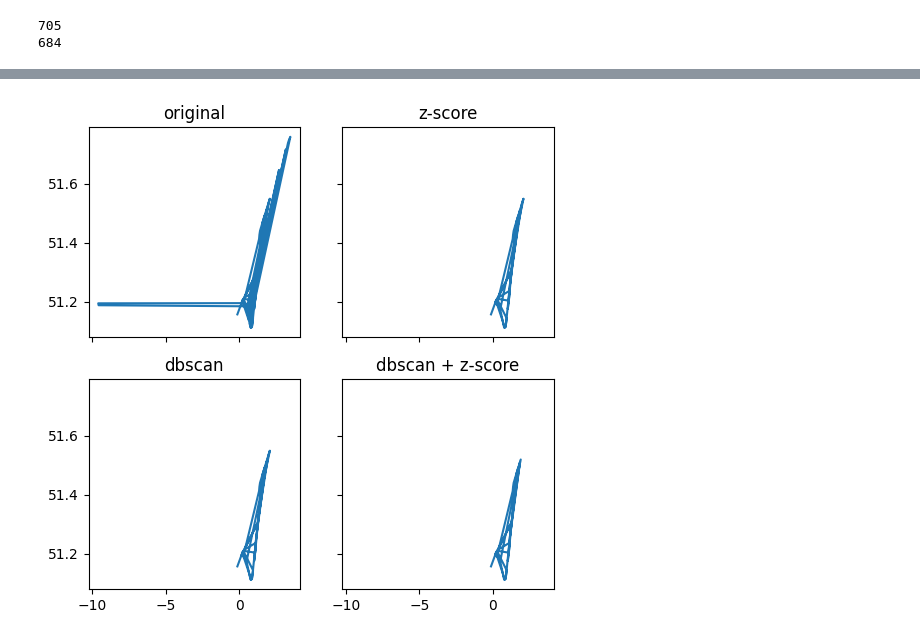
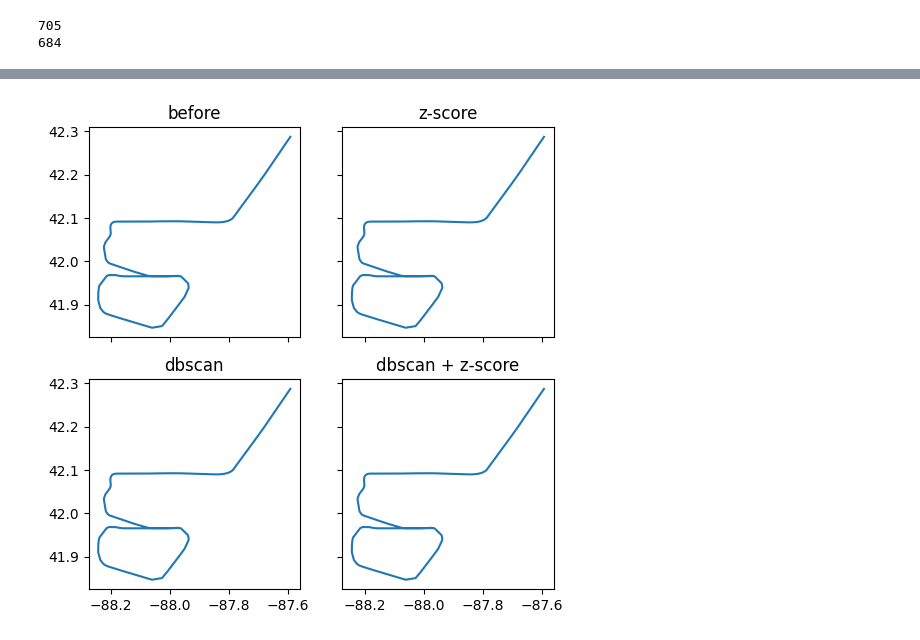
Before and after one commit to tobbensol/masters-thesis, a Jupyter notebook: cyclic_dataset_exploration.ipynb, the cells around one changed output, grey strips where cells are left out. Cells and saved outputs as stored; diff of their text form; code cells hidden in the pictures.

```diff
--- a/cyclic_dataset_exploration.ipynb
+++ b/cyclic_dataset_exploration.ipynb
@@ -73,25 +67,21 @@ for i in range(1, len(np.unique(clustering))+1):
 # %%
 from matplotlib import pyplot as plt
 
-flight = flights[np.where(clustering == 10)[0][0]]
+flight = flights[np.where(clustering == 5)[0][0]]
 before = flight.data[["longitude", "latitude"]].to_numpy()
 
 dbscan_paths        = before[remove_outliers_dbscan(before)]
 z_score_paths       = before[remove_outliers_z_score(before)]
 both_bethods_paths  = dbscan_paths[remove_outliers_z_score(dbscan_paths)]
 
-paths = []
-paths.append((before, "original"))
-paths.append((z_score_paths, "z-score"))
-paths.append((dbscan_paths, "dbscan"))
-paths.append((both_bethods_paths, "dbscan + z-score"))
+paths = [(before, "before"), (z_score_paths, "z-score"), (dbscan_paths, "dbscan"), (both_bethods_paths, "dbscan + z-score")]
 
 fig, axs = plt.subplots((len(paths)+1)//2, 2, sharex=True, sharey=True)
 for i, (path, name) in enumerate(paths):
     axs[i//2, i%2].plot(path[:, 0], path[:, 1])
     axs[i//2][i%2].set_title(name)
 
 fig.set_figheight(6)
 fig.set_figwidth(6)
 # %% [output]
-[figure, old version]
+[figure, new version]
```
Also changed, not shown: parts of 2 cells of this notebook, 1 other file.
